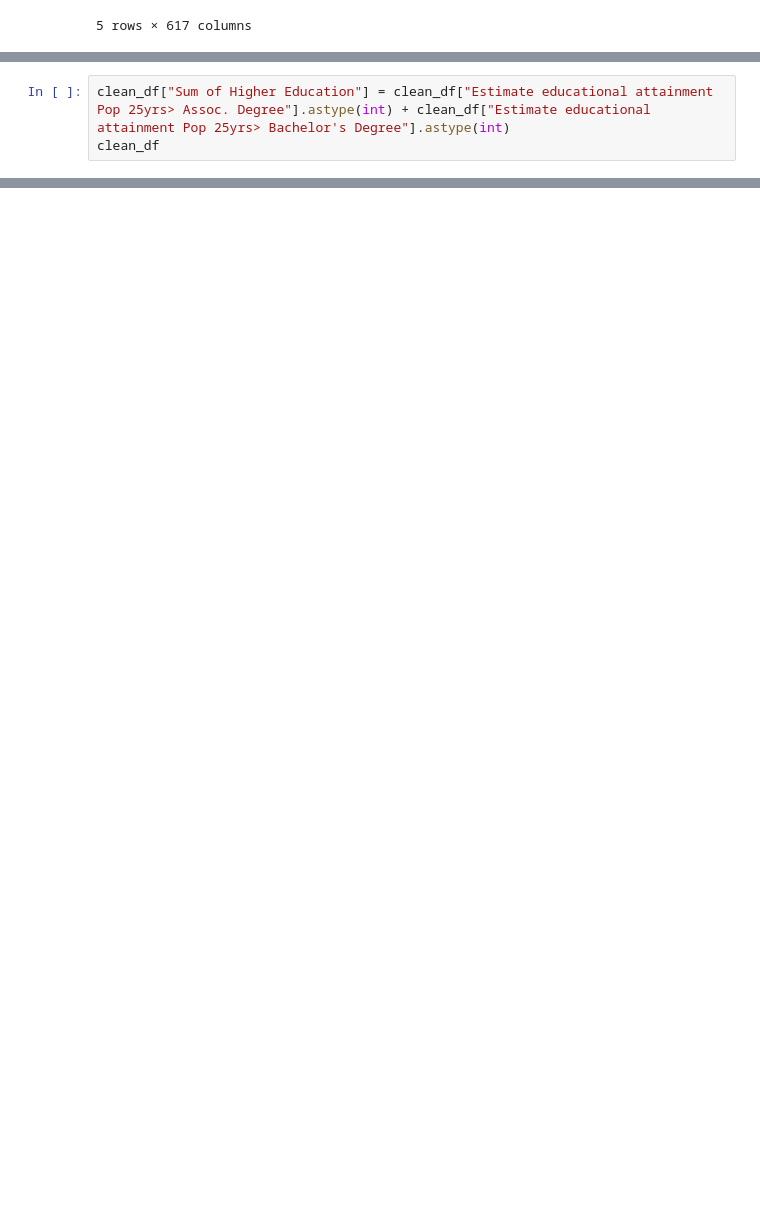
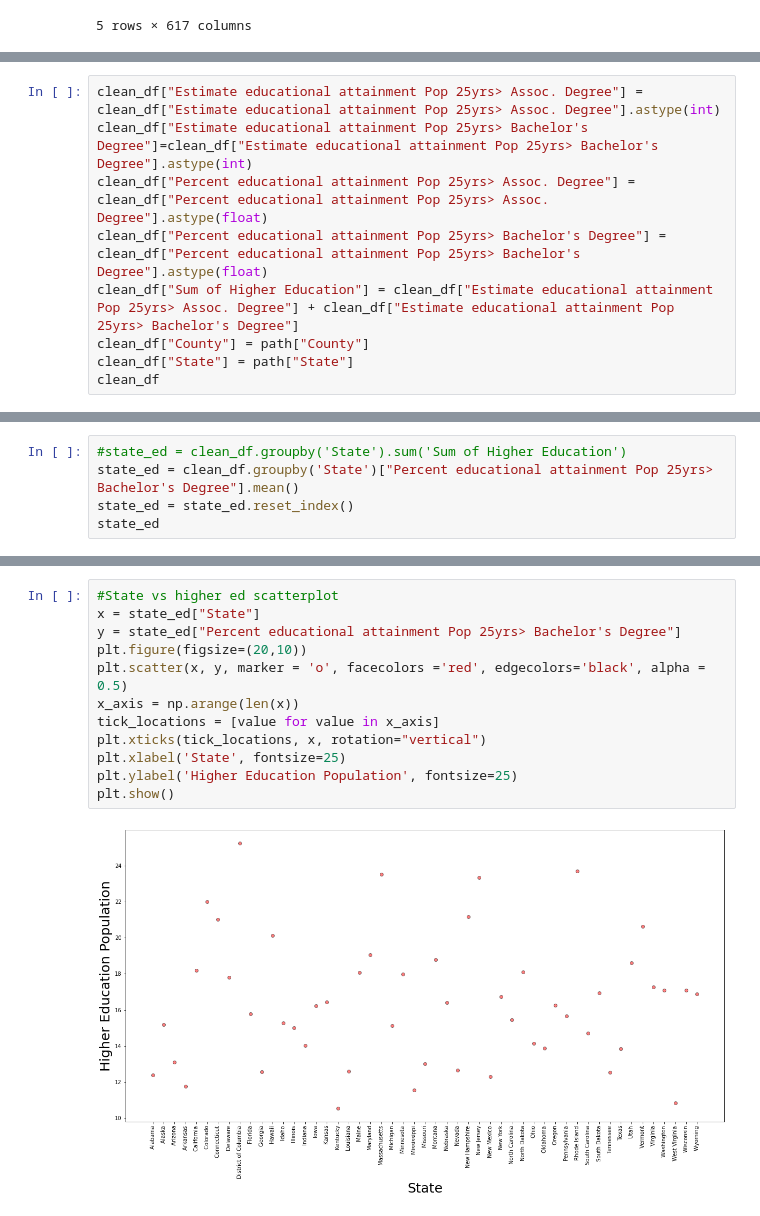
Before and after one commit to safetyh546/TeamDingo, a Jupyter notebook: educationlevel.ipynb, the cells around one changed output, grey strips where cells are left out. Drawn from its saved outputs; the diff is of its cells as text; blank space fills up the shorter version.

```diff
--- a/educationlevel.ipynb
+++ b/educationlevel.ipynb
@@ -92,3 +95,0 @@ Estimate!!EDUCATIONAL ATTAINMENT!!Population 25 years and over!!Associate's degr
-# %%
-clean_df["Sum of Higher Education"] = clean_df["Estimate educational attainment Pop 25yrs> Assoc. Degree"].astype(int) + clean_df["Estimate educational attainment Pop 25yrs> Bachelor's Degree"].astype(int)
-clean_df
@@ -108,0 +96,9 @@ clean_df
+# %%
+clean_df["Estimate educational attainment Pop 25yrs> Assoc. Degree"] = clean_df["Estimate educational attainment Pop 25yrs> Assoc. Degree"].astype(int)
+clean_df["Estimate educational attainment Pop 25yrs> Bachelor's Degree"]=clean_df["Estimate educational attainment Pop 25yrs> Bachelor's Degree"].astype(int)
+clean_df["Percent educational attainment Pop 25yrs> Assoc. Degree"] = clean_df["Percent educational attainment Pop 25yrs> Assoc. Degree"].astype(float)
+clean_df["Percent educational attainment Pop 25yrs> Bachelor's Degree"] = clean_df["Percent educational attainment Pop 25yrs> Bachelor's Degree"].astype(float)
+clean_df["Sum of Higher Education"] = clean_df["Estimate educational attainment Pop 25yrs> Assoc. Degree"] + clean_df["Estimate educational attainment Pop 25yrs> Bachelor's Degree"]
+clean_df["County"] = path["County"]
+clean_df["State"] = path["State"]
+clean_df
@@ -108,0 +119,5 @@ clean_df
+# %%
+#state_ed = clean_df.groupby('State').sum('Sum of Higher Education')
+state_ed = clean_df.groupby('State')["Percent educational attainment Pop 25yrs> Bachelor's Degree"].mean()
+state_ed = state_ed.reset_index()
+state_ed
@@ -108,0 +142,14 @@ clean_df
+# %%
+#State vs higher ed scatterplot
+x = state_ed["State"]
+y = state_ed["Percent educational attainment Pop 25yrs> Bachelor's Degree"]
+plt.figure(figsize=(20,10))
+plt.scatter(x, y, marker = 'o', facecolors ='red', edgecolors='black', alpha = 0.5)
+x_axis = np.arange(len(x))
+tick_locations = [value for value in x_axis]
+plt.xticks(tick_locations, x, rotation="vertical")
+plt.xlabel('State', fontsize=25)
+plt.ylabel('Higher Education Population', fontsize=25)
+plt.show()
+# %% [output]
+[figure, added]
```
Also changed, not shown: parts of 7 cells of this notebook.
